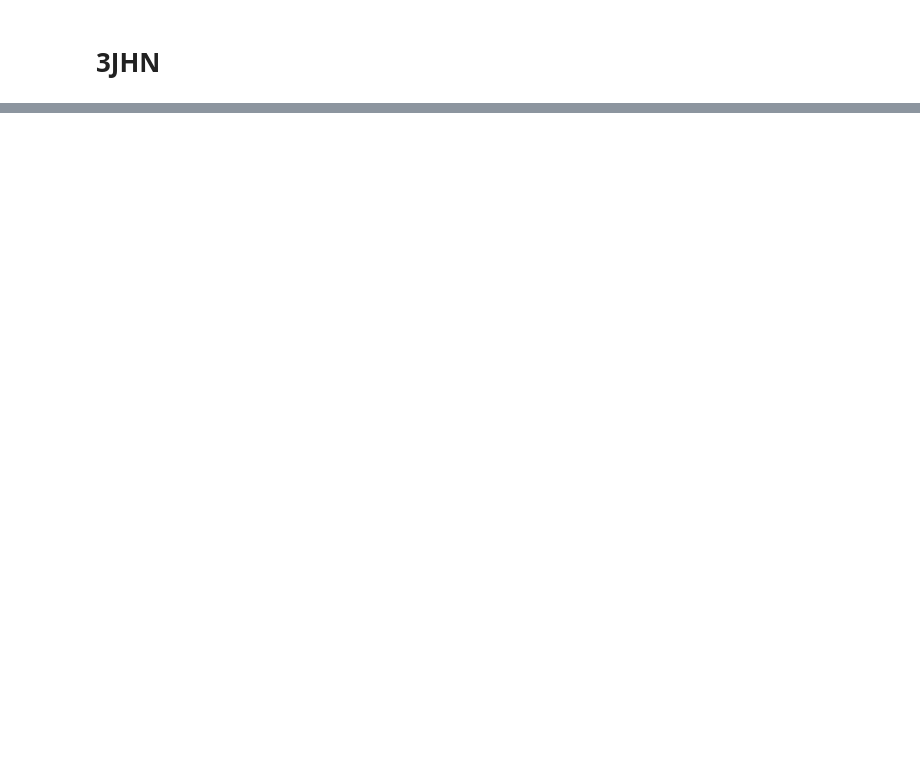
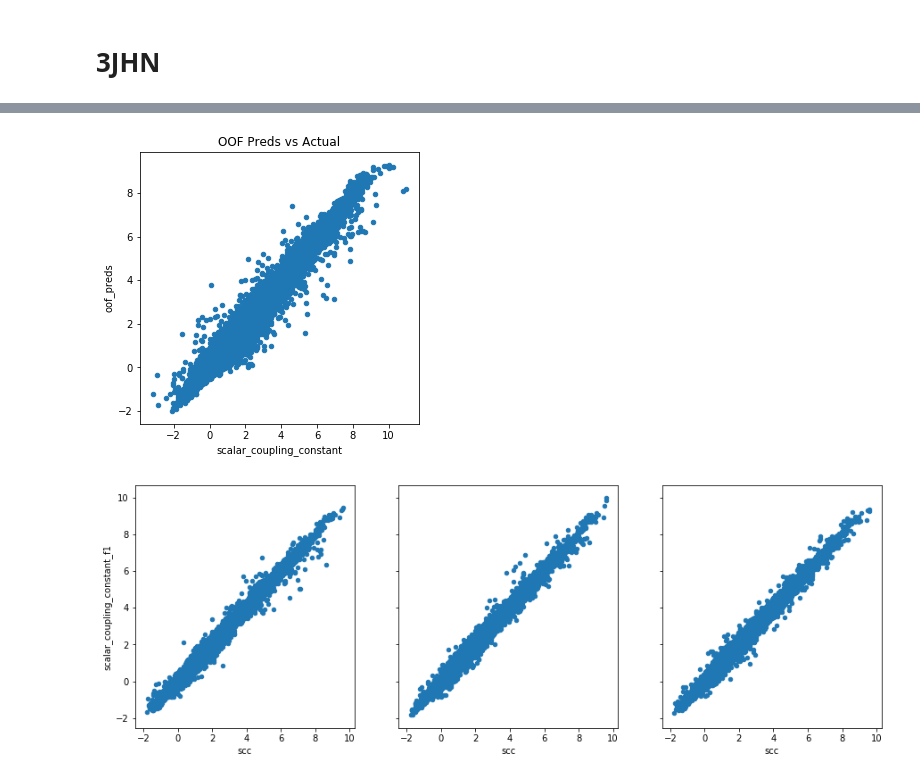
Before and after one commit to RobMulla/kaggle-champs-2019, a Jupyter notebook: notebooks/KERAS004.ipynb, the cells around one changed output, grey strips where cells are left out. Drawn from its saved outputs; the diff is of its cells as text; code cells hidden in the pictures; blank space fills up the shorter version.

Commit message:
MPNN models and more

```diff
--- a/notebooks/KERAS004.ipynb
+++ b/notebooks/KERAS004.ipynb
@@ -1186,0 +1253,31 @@ save_type_data(
+# %%
+run_id = "{:%m%d_%H%M}".format(datetime.now())
+logger.info('Plotting Results')
+oof.plot(x='scalar_coupling_constant', y='oof_preds', kind='scatter', figsize=(5, 5), title='OOF Preds vs Actual')
+plt.show()
+
+df = pd.read_csv('../submissions/BLEND035_sub_-2.00491CV.csv') # Pull a good submission
+sub['scc'] = df['scalar_coupling_constant']
+fig, (ax1, ax2, ax3) = plt.subplots(1, 3, figsize=(15, 5), sharex=True, sharey=True)
+sub.plot(x='scc', y='scalar_coupling_constant_f1', kind='scatter', ax=ax1)
+sub.plot(x='scc', y='scalar_coupling_constant_f2', kind='scatter', ax=ax2)
+sub.plot(x='scc', y='scalar_coupling_constant_f3', kind='scatter', ax=ax3)
+plt.show()
+
+sub['scalar_coupling_constant'] = sub[['scalar_coupling_constant_f1',
+                                       'scalar_coupling_constant_f2',
+                                       'scalar_coupling_constant_f3']].mean(axis=1)
+logger.info('Saving Results')
+save_type_data(
+    type_=bond_type,
+    oof=oof,
+    sub=sub.drop('type', axis=1),
+    fi=None,
+    MODEL_NUMBER=MODEL_NUMBER,
+    run_id=run_id,
+    MODEL_TYPE='keras',
+    N_FOLDS=3,
+    N_ESTIMATORS='',
+    LEARNING_RATE='',
+)
+# %% [output]
@@ -1186,0 +1285,2 @@ save_type_data(
+[figure, added]
+[figure, added]
```
Also changed, not shown: parts of 4 cells of this notebook, 46 other files.
